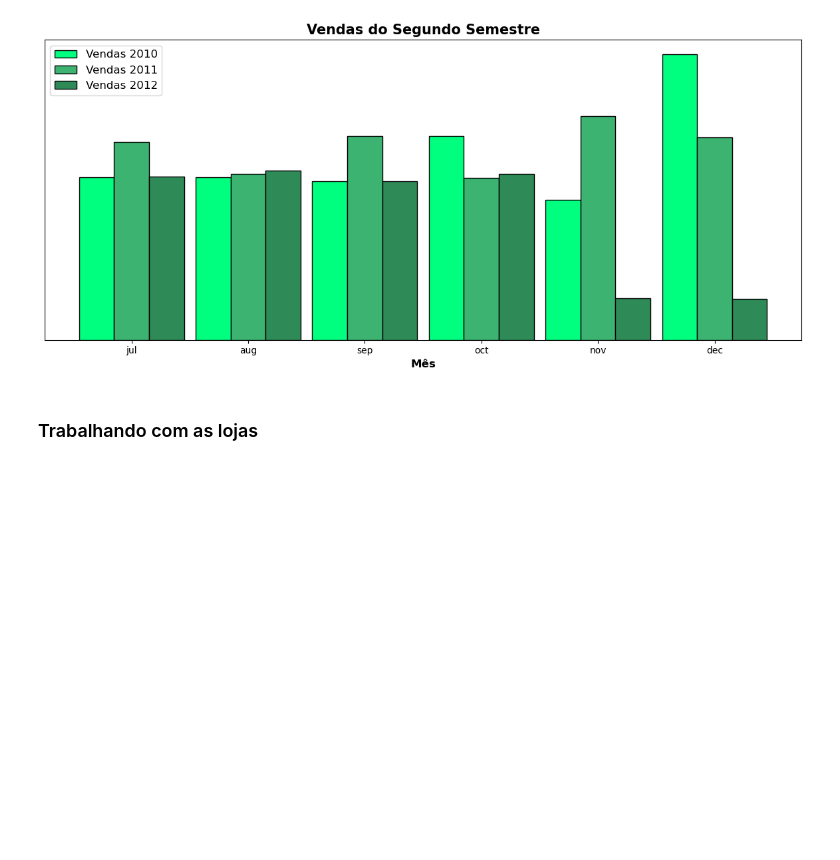
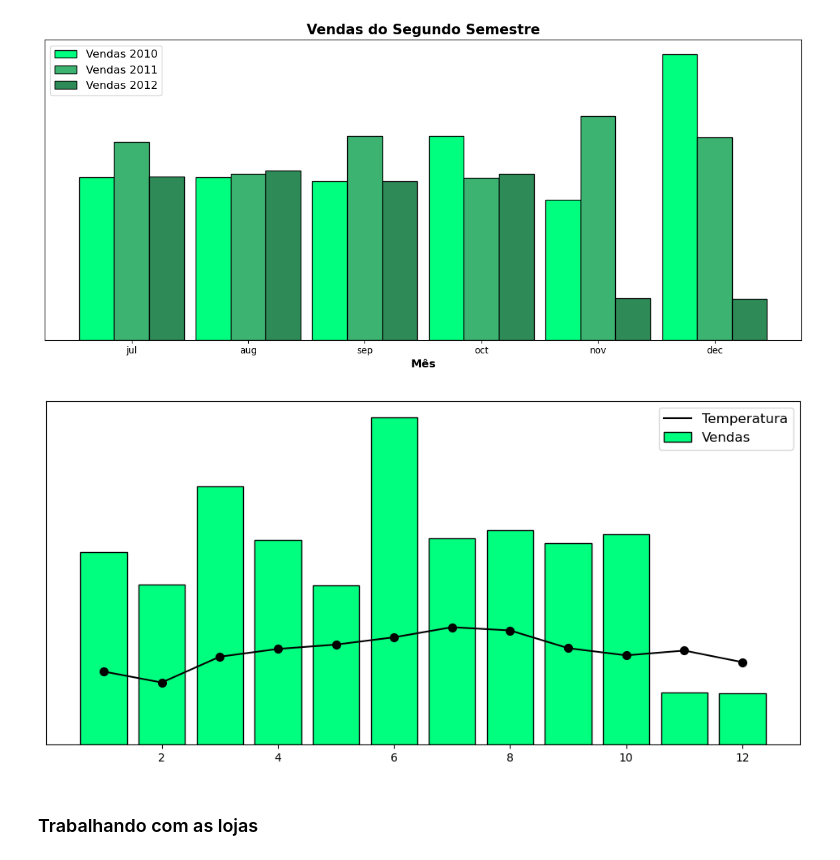
Before and after one commit to davys-rodrigues/Python-para-Analise-de-Dados, a Jupyter notebook: kaggle/vendas_walmart/vendas_walmart.ipynb, the cells around one changed output. Saved outputs shown, nothing was run; the diff lists cells and outputs as text; code cells hidden in the pictures; blank space fills up the shorter version.

```diff
--- a/kaggle/vendas_walmart/vendas_walmart.ipynb
+++ b/kaggle/vendas_walmart/vendas_walmart.ipynb
@@ -474,6 +496,22 @@ plt.legend(fontsize='large')
 plt.show()
 # %% [output]
 [figure]
+# %%
+x = dados_2010_meses['Month']
+plt.figure(figsize=(12,5.5))
+
+plt.bar(x,dados_2012_meses['vendas'] /190, label = 'Vendas', color = 'springgreen', edgecolor='k')
+plt.scatter(x, dados_2012_meses['temperatura'] *  7000,  marker = "o", color='k', linewidth = 2)
+plt.plot(x, dados_2012_meses['temperatura'] *  7000, label='Temperatura', linestyle='-', color='k')
+
+### titúlo
+plt.title("")
+plt.legend(fontsize='large')
+plt.yticks([])
+plt.xticks()
+plt.show()
+# %% [output]
+[figure, added]
 # %% [markdown]
 ### Trabalhando com as lojas
 # %%
```
Also changed, not shown: parts of 8 cells of this notebook.
